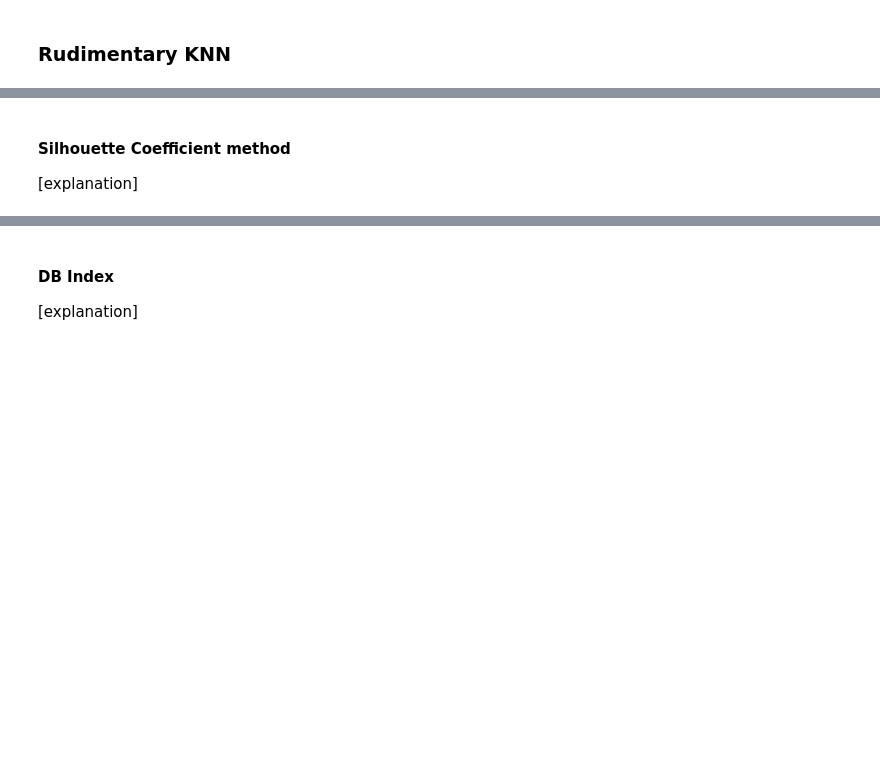
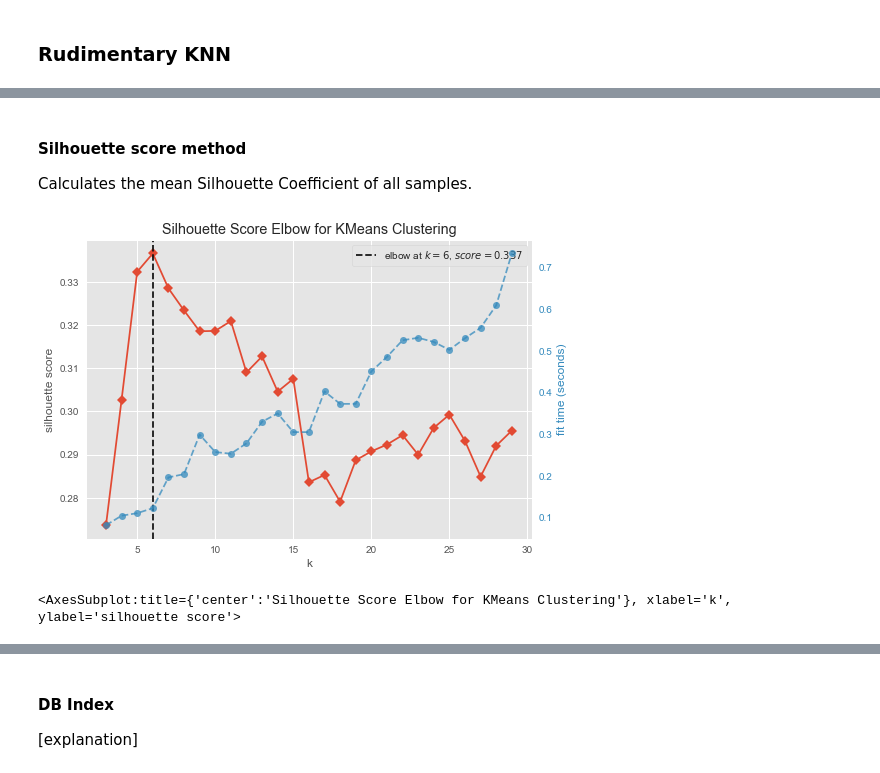
Before and after one commit to imarcosenciso/movie-suggester, a Jupyter notebook: algorithms_limpio.ipynb, the cells around one changed output, grey strips where cells are left out. Drawn from its saved outputs; the diff is of its cells as text; code cells hidden in the pictures; blank space fills up the shorter version.

```diff
--- a/algorithms_limpio.ipynb
+++ b/algorithms_limpio.ipynb
@@ -243,12 +341,19 @@ ValueError: could not convert string to float: '10.0 Earthquake'
-# %% [markdown]
-#### Silhouette Coefficient method
-
-[explanation]
+# %% [markdown]
+#### Silhouette score method
+
+Calculates the mean Silhouette Coefficient of all samples.
 # %%
-from yellowbrick.cluster import KElbowVisualizer
-from sklearn.cluster import KMeans
 model = KMeans()
-# k is range of number of clusters.
-visualizer = KElbowVisualizer(model, k=(2,30),metric='silhouette', timings= True)
-visualizer.fit(df_ratings)        # Fit the data to the visualizer
-visualizer.show()        # Finalize and render the figure
+
+visualizer = KElbowVisualizer(
+    model,
+    k=(3,30),                   # k is range of number of clusters.
+    metric = 'silhouette',      # 2nd method to approximate K.
+    timings=True
+    )
+
+visualizer.fit(x)               # Fit the data to the visualizer
+visualizer.show()               # Finalize and render the figure
+# %% [output]
+[figure, added]
+<AxesSubplot:title={'center':'Silhouette Score Elbow for KMeans Clustering'}, xlabel='k', ylabel='silhouette score'>
```
Also changed, not shown: parts of 40 cells of this notebook.
